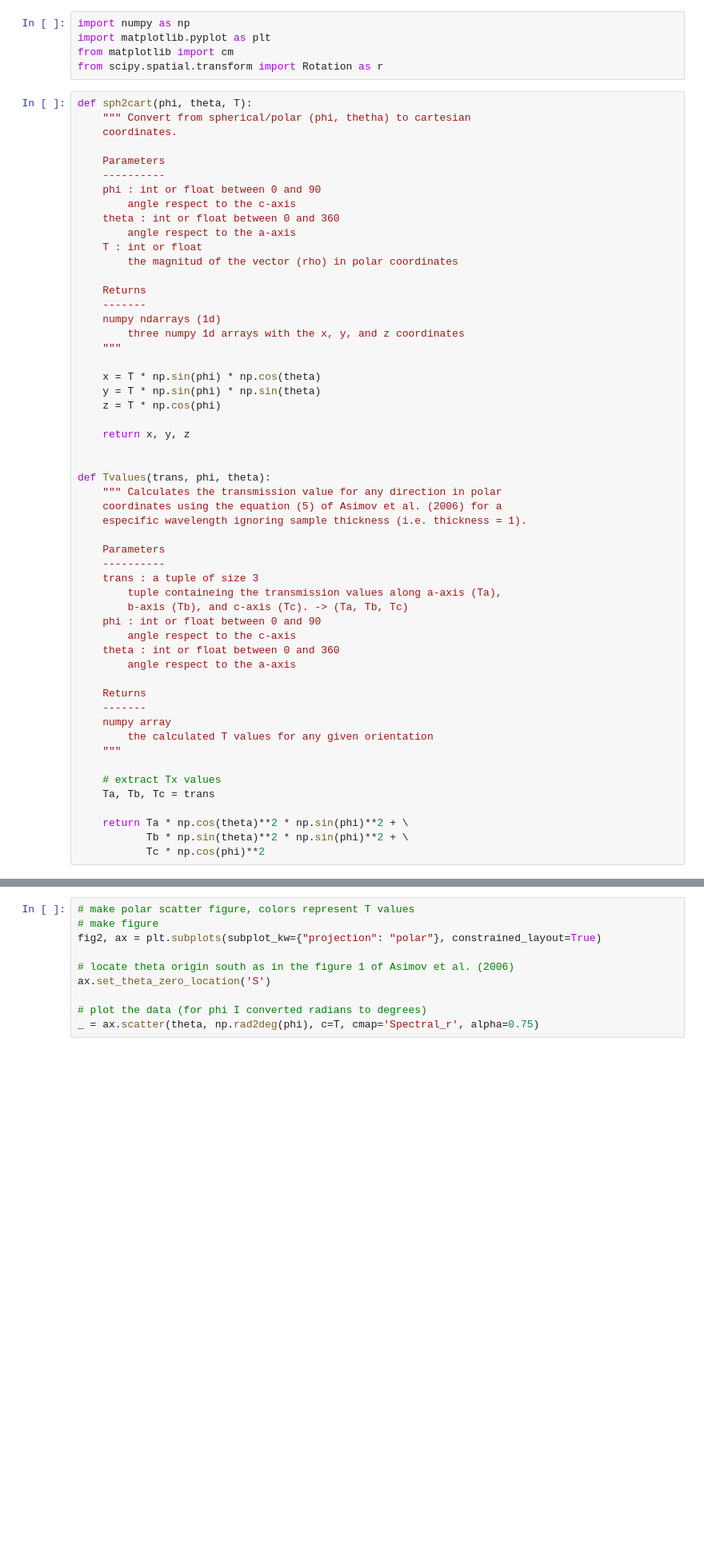
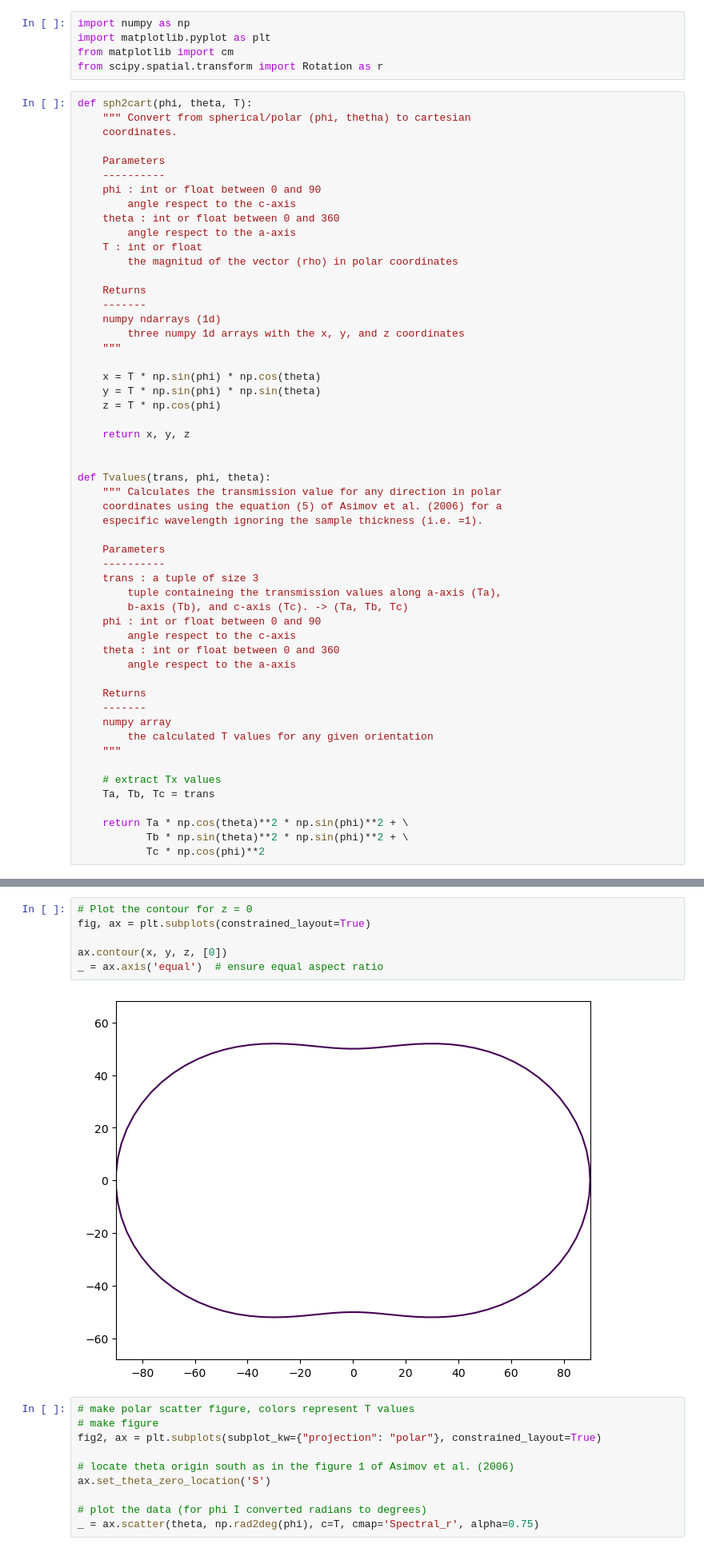
Before and after one commit to bertopadron/FTIR-EBSD, a Jupyter notebook: notebooks2learn/reference_systems.ipynb, the cells around one changed output, grey strips where cells are left out. Shown at 80% size. Cells and saved outputs as stored; diff of their text form; blank space fills up the shorter version.

```diff
--- a/notebooks2learn/reference_systems.ipynb
+++ b/notebooks2learn/reference_systems.ipynb
@@ -64,7 +66,7 @@ def sph2cart(phi, theta, T):
 def Tvalues(trans, phi, theta):
     """ Calculates the transmission value for any direction in polar
     coordinates using the equation (5) of Asimov et al. (2006) for a
-    especific wavelength ignoring sample thickness (i.e. thickness = 1).
+    especific wavelength ignoring the sample thickness (i.e. =1).
 
     Parameters
     ----------
@@ -113,6 +115,14 @@ ax.set_xlabel(r'$x$'), ax.set_ylabel(r'$y$'), ax.set_zlabel(r'$z$')
 # %% [output]
 (Text(0.5, 0, '$x$'), Text(0.5, 0.5, '$y$'), Text(0.5, 0, '$z$'))
 [figure]
+# %%
+# Plot the contour for z = 0
+fig, ax = plt.subplots(constrained_layout=True)
+
+ax.contour(x, y, z, [0])
+_ = ax.axis('equal')  # ensure equal aspect ratio
+# %% [output]
+[figure, added]
 # %%
 # make polar scatter figure, colors represent T values
 # make figure
```
Also changed, not shown: parts of 4 cells of this notebook, 2 other files.
